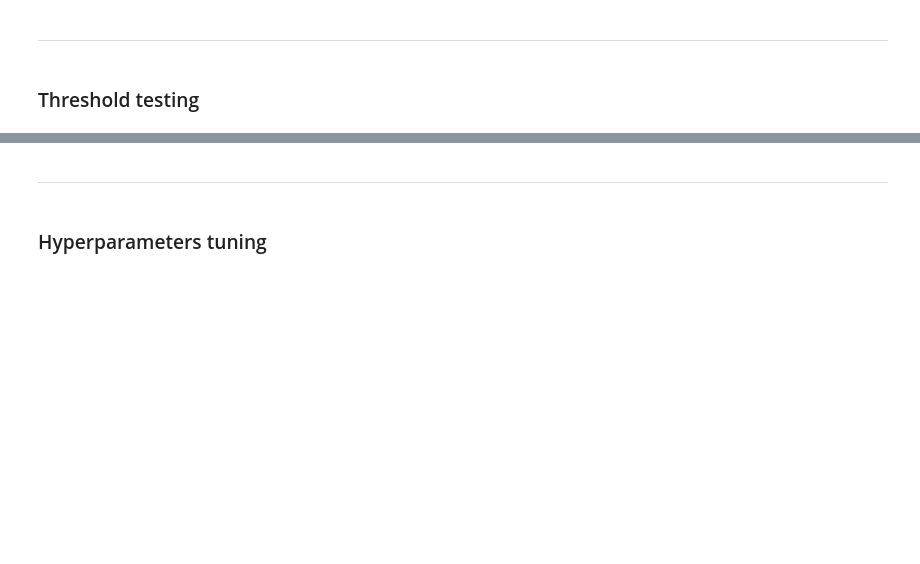
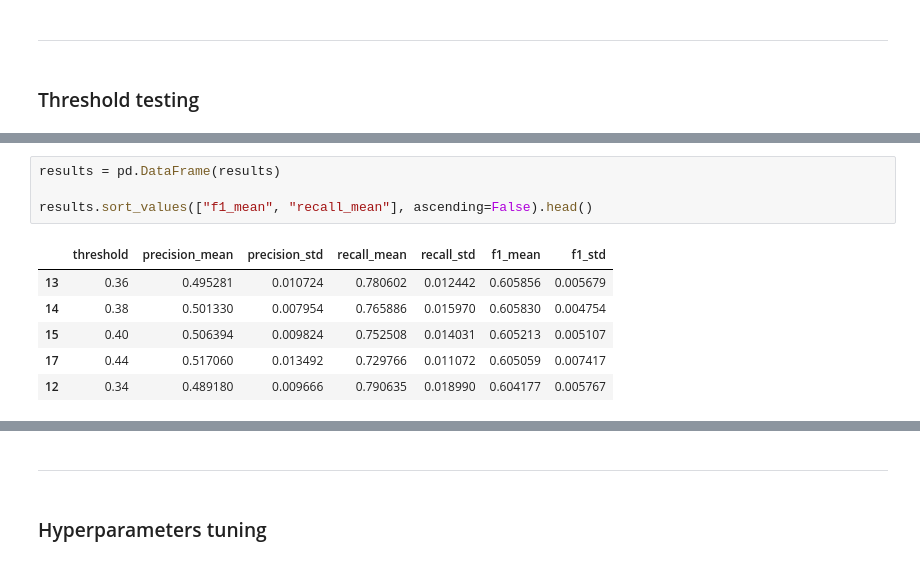
Before and after one commit to nick-st-coder/churn-customer, a Jupyter notebook: notebooks/modeling.ipynb, the cells around one changed output, grey strips where cells are left out. Drawn from its saved outputs; the diff is of its cells as text; blank space fills up the shorter version.

```diff
--- a/notebooks/modeling.ipynb
+++ b/notebooks/modeling.ipynb
@@ -211,0 +236,11 @@ THRESHOLD = 0.25
+# %%
+results = pd.DataFrame(results)
+
+results.sort_values(["f1_mean", "recall_mean"], ascending=False).head()
+# %% [output]
+|  | threshold | precision_mean | precision_std | recall_mean | recall_std | f1_mean | f1_std |
+| 13 | 0.36 | 0.495281 | 0.010724 | 0.780602 | 0.012442 | 0.605856 | 0.005679 |
+| 14 | 0.38 | 0.501330 | 0.007954 | 0.765886 | 0.015970 | 0.605830 | 0.004754 |
+| 15 | 0.40 | 0.506394 | 0.009824 | 0.752508 | 0.014031 | 0.605213 | 0.005107 |
+| 17 | 0.44 | 0.517060 | 0.013492 | 0.729766 | 0.011072 | 0.605059 | 0.007417 |
+| 12 | 0.34 | 0.489180 | 0.009666 | 0.790635 | 0.018990 | 0.604177 | 0.005767 |
```
Also changed, not shown: parts of 20 cells of this notebook.
